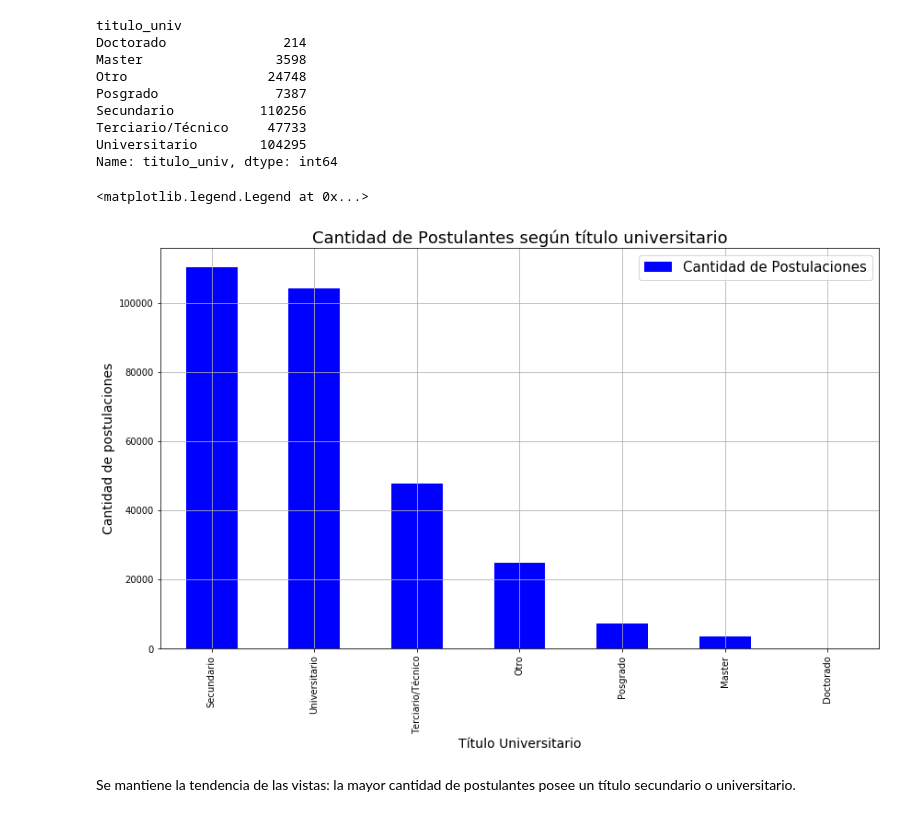
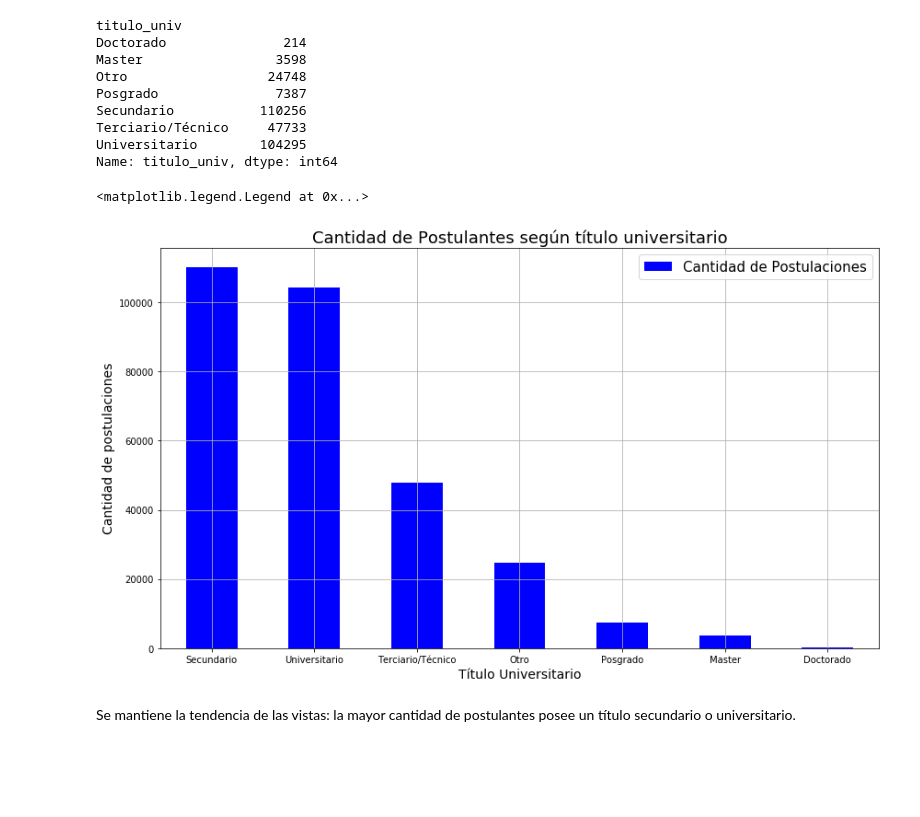
Before and after one commit to Ortizjavier160994/TP1-OrganizacionDeDatos, a Jupyter notebook: TP1 - 75.06.ipynb, the cells around one changed output. Drawn from its saved outputs; the diff is of its cells as text; code cells hidden in the pictures; blank space fills up the shorter version.

```diff
--- a/TP1 - 75.06.ipynb
+++ b/TP1 - 75.06.ipynb
@@ -374,14 +374,14 @@ Universitario        104295
 Name: titulo_univ, dtype: int64
 # %%
 plot_titulo = postulantes_titulos.groupby('titulo_univ')['titulo_univ'].agg('count')\
-                  .sort_values(ascending=False).plot(kind='bar', color='blue', grid = True, figsize=(14,8))
+                  .sort_values(ascending=False).plot(kind='bar',rot=0, color='blue', grid = True, figsize=(14,8))
 plot_titulo.set_title('Cantidad de Postulantes según título universitario', fontsize=18)
 plot_titulo.set_xlabel('Título Universitario', fontsize=14)
 plot_titulo.set_ylabel('Cantidad de postulaciones', fontsize=14)
 plot_titulo.legend(labels = ['Cantidad de Postulaciones'],fontsize=15)
 # %% [output]
 <matplotlib.legend.Legend at 0x...>
-[figure, old version]
+[figure, new version]
 # %% [markdown]
 Se mantiene la tendencia de las vistas: la mayor cantidad de postulantes posee un título secundario o universitario.
 # %% [markdown]
```
Also changed, not shown: parts of 22 cells of this notebook, 1 other file.
